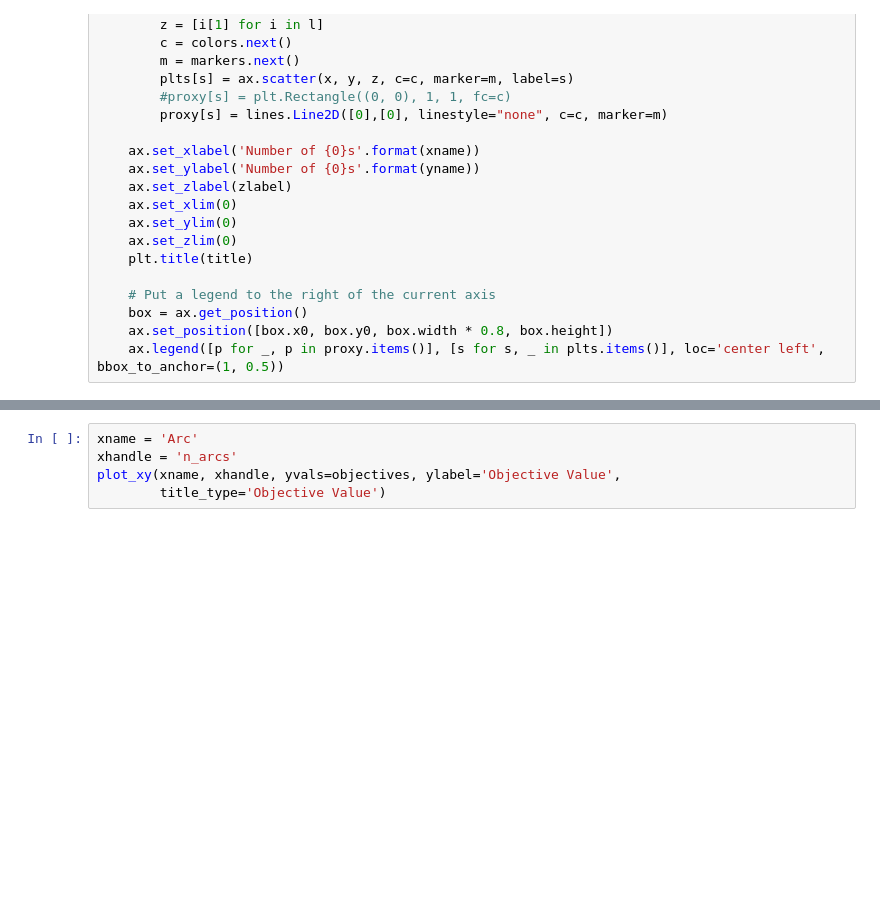
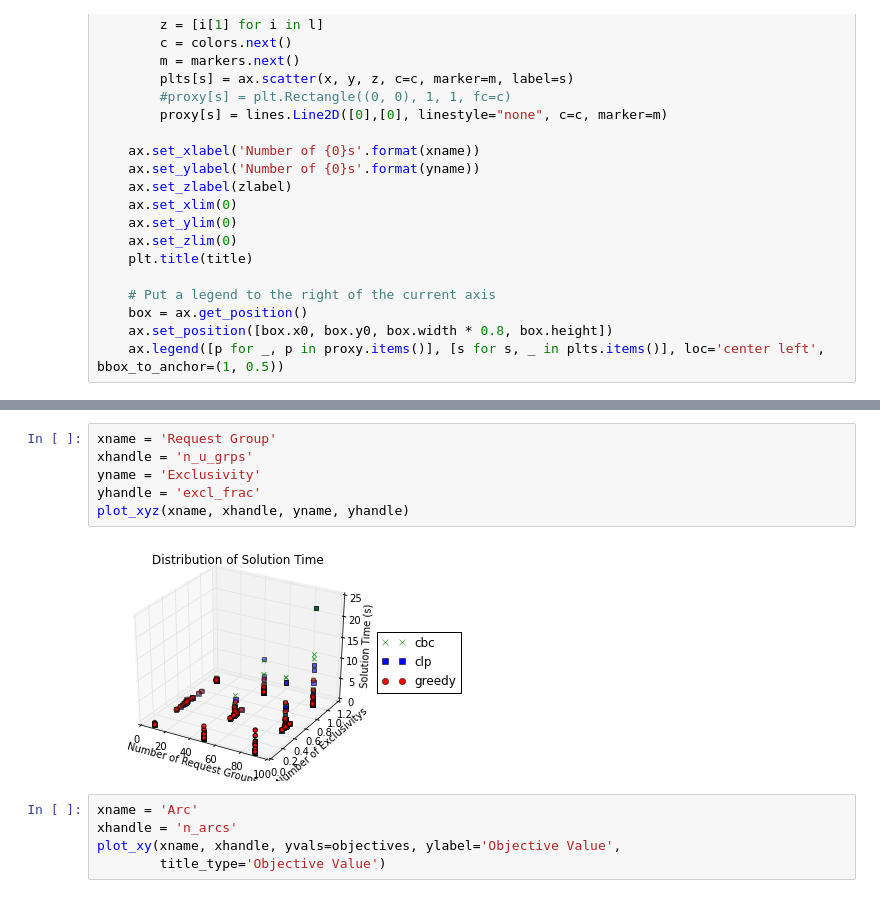
Before and after one commit to gidden/cyclopts, a Jupyter notebook: nbs/Cyclopts Run Analysis.ipynb, the cells around one changed output, grey strips where cells are left out. Saved outputs shown, nothing was run; the diff lists cells and outputs as text; blank space fills up the shorter version.

```diff
--- a/nbs/Cyclopts Run Analysis.ipynb
+++ b/nbs/Cyclopts Run Analysis.ipynb
@@ -233,3 +245,11 @@ plot_xyz(xname, xhandle, yname, yhandle)
+# %%
+xname = 'Request Group'
+xhandle = 'n_u_grps'
+yname = 'Exclusivity'
+yhandle = 'excl_frac'
+plot_xyz(xname, xhandle, yname, yhandle)
+# %% [output]
+[figure, added]
 # %%
 xname = 'Arc'
 xhandle = 'n_arcs'
```
Also changed, not shown: parts of 10 cells of this notebook.
